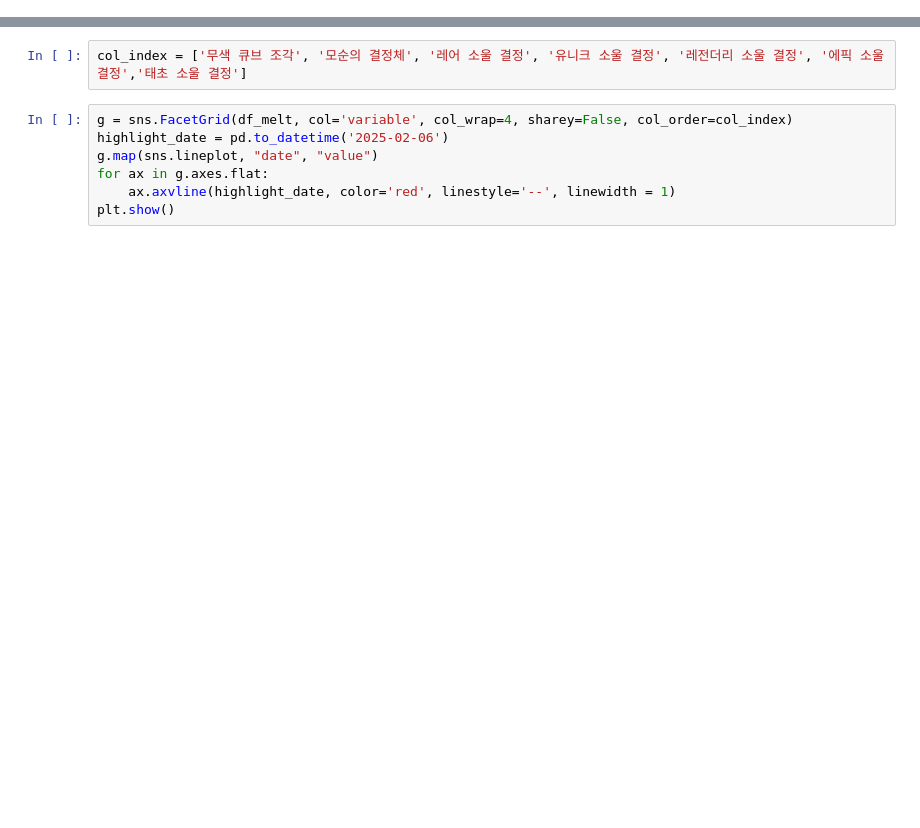
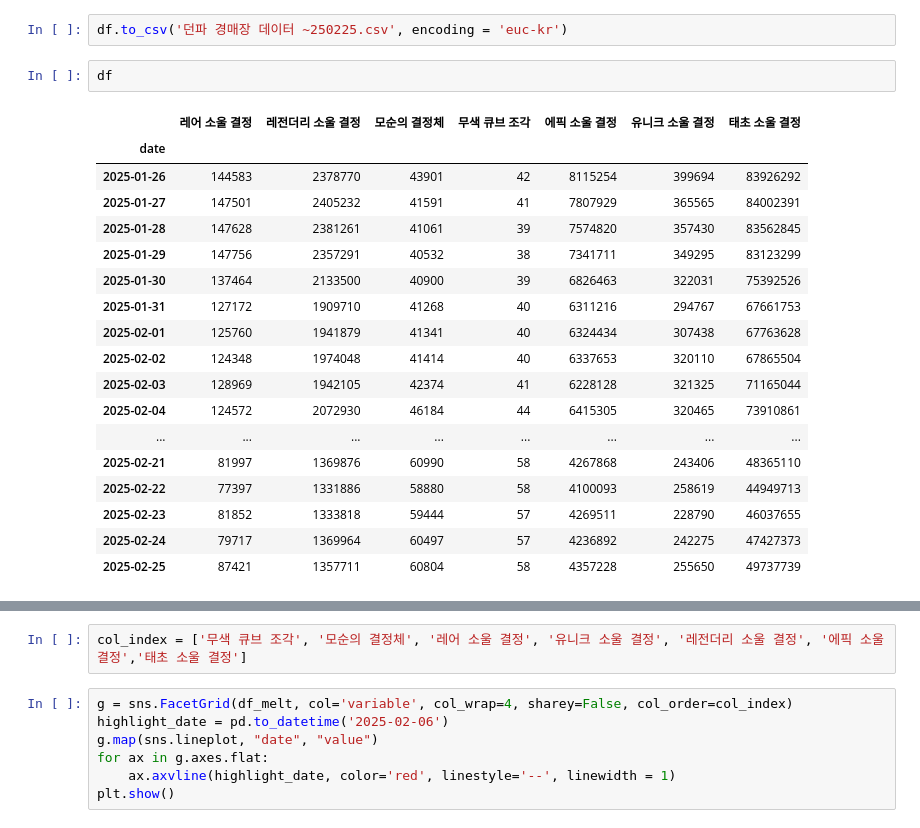
Before and after one commit to JMinkyu/Game_dataanalysis, a Jupyter notebook: 02-1 경매장 데이터 시각화..ipynb, the cells around one changed output, grey strips where cells are left out. Saved outputs shown, nothing was run; the diff lists cells and outputs as text; blank space fills up the shorter version.

```diff
--- a/02-1 경매장 데이터 시각화..ipynb
+++ b/02-1 경매장 데이터 시각화..ipynb
@@ -114 +112,24 @@ df = df_merge.interpolate()
+# %%
+df.to_csv('던파 경매장 데이터 ~250225.csv', encoding = 'euc-kr')
+# %%
+df
+# %% [output]
+|  | 레어 소울 결정 | 레전더리 소울 결정 | 모순의 결정체 | 무색 큐브 조각 | 에픽 소울 결정 | 유니크 소울 결정 | 태초 소울 결정 |
+| date |  |  |  |  |  |  |  |
+| 2025-01-26 | 144583 | 2378770 | 43901 | 42 | 8115254 | 399694 | 83926292 |
+| 2025-01-27 | 147501 | 2405232 | 41591 | 41 | 7807929 | 365565 | 84002391 |
+| 2025-01-28 | 147628 | 2381261 | 41061 | 39 | 7574820 | 357430 | 83562845 |
+| 2025-01-29 | 147756 | 2357291 | 40532 | 38 | 7341711 | 349295 | 83123299 |
+| 2025-01-30 | 137464 | 2133500 | 40900 | 39 | 6826463 | 322031 | 75392526 |
+| 2025-01-31 | 127172 | 1909710 | 41268 | 40 | 6311216 | 294767 | 67661753 |
+| 2025-02-01 | 125760 | 1941879 | 41341 | 40 | 6324434 | 307438 | 67763628 |
+| 2025-02-02 | 124348 | 1974048 | 41414 | 40 | 6337653 | 320110 | 67865504 |
+| 2025-02-03 | 128969 | 1942105 | 42374 | 41 | 6228128 | 321325 | 71165044 |
+| 2025-02-04 | 124572 | 2072930 | 46184 | 44 | 6415305 | 320465 | 73910861 |
+| ... | ... | ... | ... | ... | ... | ... | ... |
+| 2025-02-21 | 81997 | 1369876 | 60990 | 58 | 4267868 | 243406 | 48365110 |
+| 2025-02-22 | 77397 | 1331886 | 58880 | 58 | 4100093 | 258619 | 44949713 |
+| 2025-02-23 | 81852 | 1333818 | 59444 | 57 | 4269511 | 228790 | 46037655 |
+| 2025-02-24 | 79717 | 1369964 | 60497 | 57 | 4236892 | 242275 | 47427373 |
+| 2025-02-25 | 87421 | 1357711 | 60804 | 58 | 4357228 | 255650 | 49737739 |
 # %%
```
Also changed, not shown: parts of 13 cells of this notebook, 4 other files.
